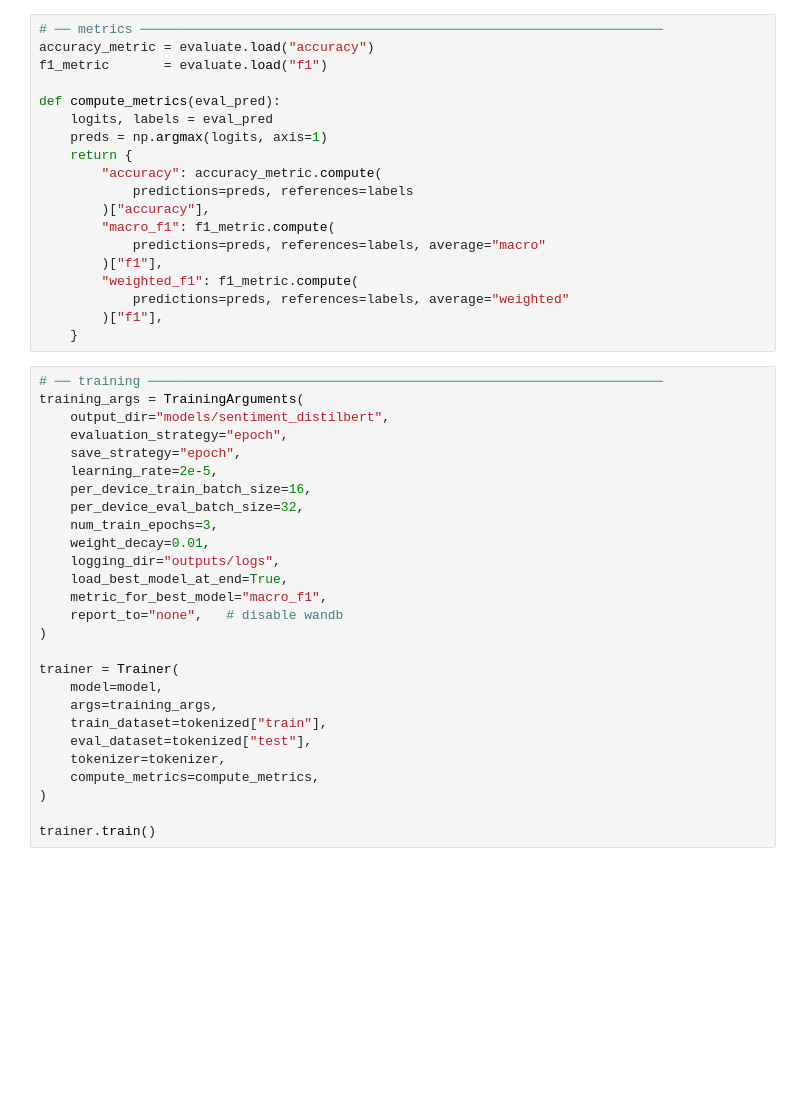
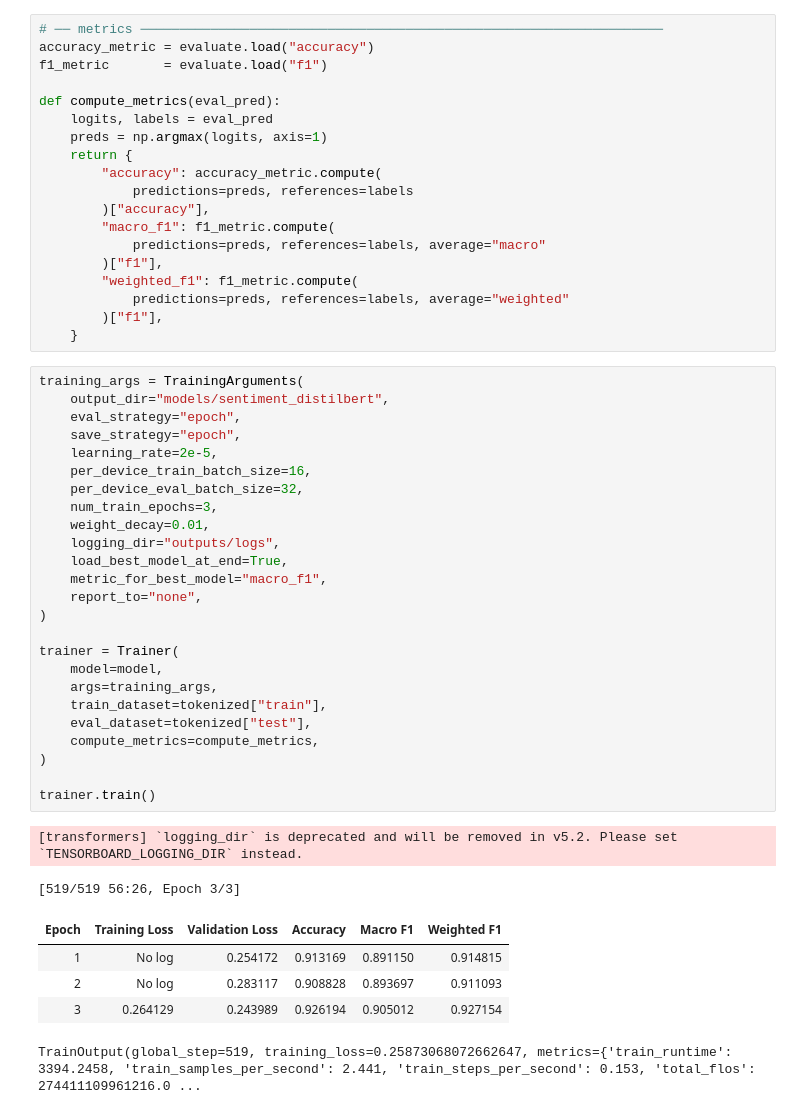
Before and after one commit to Zimengyi/AI-Impact-NLP-Analysis, a Jupyter notebook: notebooks/04_sentiment_training_new.ipynb, the cells around one changed output. Drawn from its saved outputs; the diff is of its cells as text; blank space fills up the shorter version.

```diff
--- a/notebooks/04_sentiment_training_new.ipynb
+++ b/notebooks/04_sentiment_training_new.ipynb
@@ -105,32 +147,38 @@ def compute_metrics(eval_pred):
         )["f1"],
     }
 # %%
-# ── training ──────────────────────────────────────────────────────────────────
 training_args = TrainingArguments(
     output_dir="models/sentiment_distilbert",
-    evaluation_strategy="epoch",
+    eval_strategy="epoch",
     save_strategy="epoch",
     learning_rate=2e-5,
     per_device_train_batch_size=16,
     per_device_eval_batch_size=32,
     num_train_epochs=3,
     weight_decay=0.01,
     logging_dir="outputs/logs",
     load_best_model_at_end=True,
     metric_for_best_model="macro_f1",
-    report_to="none",   # disable wandb
+    report_to="none",
 )
 
 trainer = Trainer(
     model=model,
     args=training_args,
     train_dataset=tokenized["train"],
     eval_dataset=tokenized["test"],
-    tokenizer=tokenizer,
     compute_metrics=compute_metrics,
 )
 
 trainer.train()
+# %% [output]
+[transformers] `logging_dir` is deprecated and will be removed in v5.2. Please set `TENSORBOARD_LOGGING_DIR` instead.
+[519/519 56:26, Epoch 3/3]
+| Epoch | Training Loss | Validation Loss | Accuracy | Macro F1 | Weighted F1 |
+| 1 | No log | 0.254172 | 0.913169 | 0.891150 | 0.914815 |
+| 2 | No log | 0.283117 | 0.908828 | 0.893697 | 0.911093 |
+| 3 | 0.264129 | 0.243989 | 0.926194 | 0.905012 | 0.927154 |
+TrainOutput(global_step=519, training_loss=0.25873068072662647, metrics={'train_runtime': 3394.2458, 'train_samples_per_second': 2.441, 'train_steps_per_second': 0.153, 'total_flos': 274411109961216.0 ...
 # %%
 # ── evaluate ──────────────────────────────────────────────────────────────────
 eval_results = trainer.evaluate()
```
Also changed, not shown: parts of 9 cells of this notebook, 1 other file.
